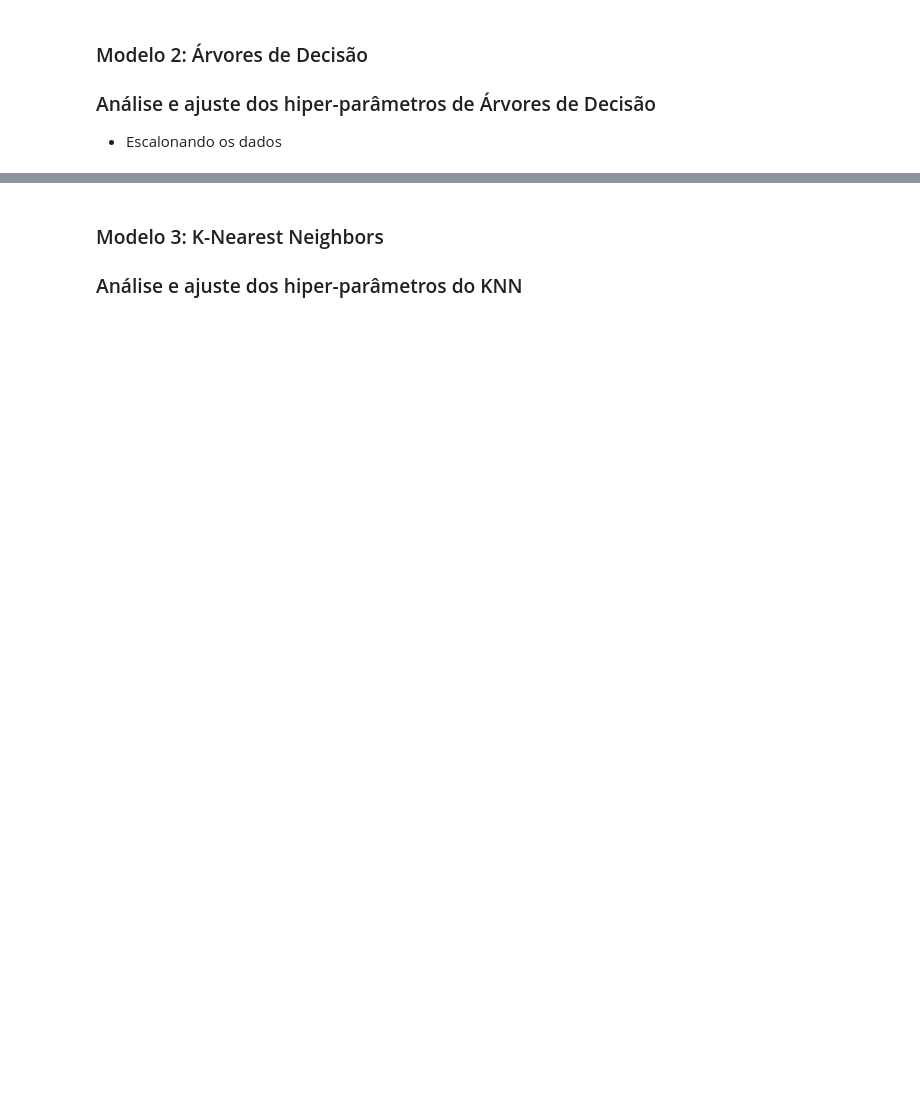
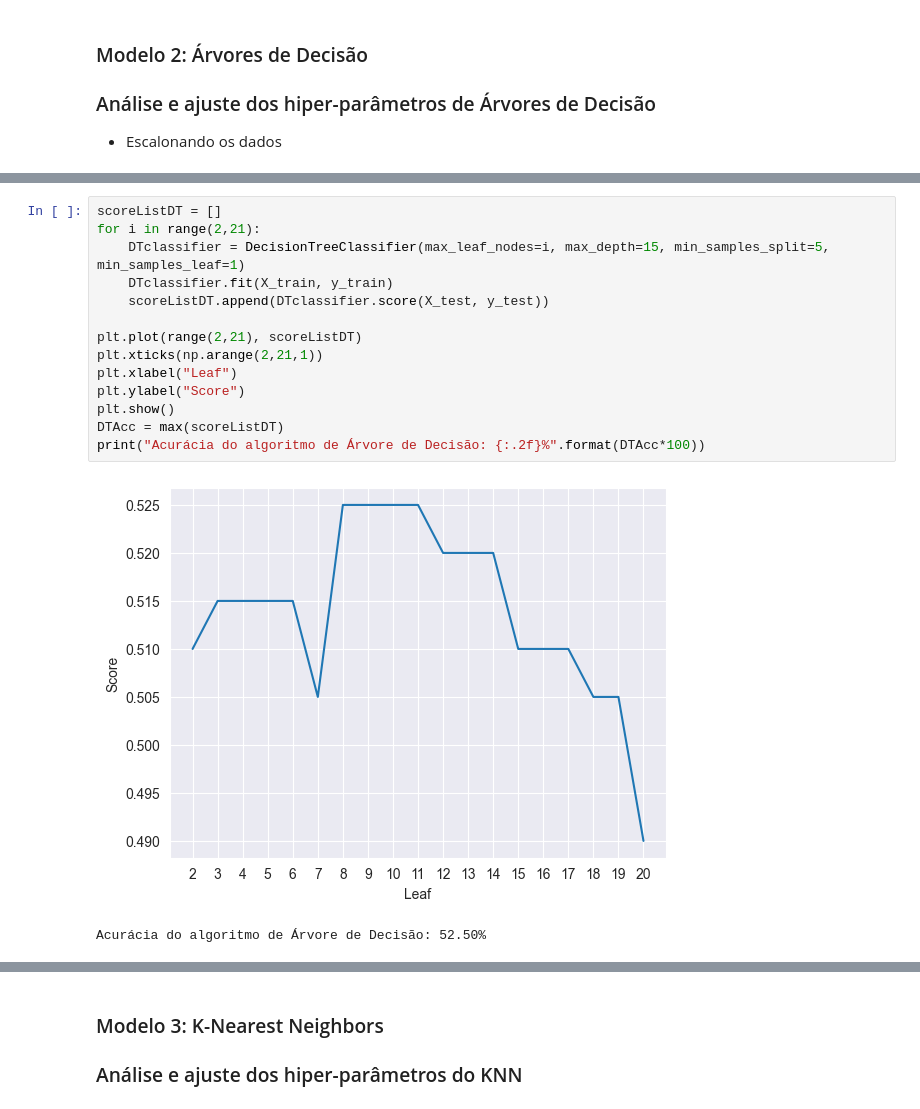
Before and after one commit to laiszig/machine_learning_sandbox, a Jupyter notebook: machine-learning/pucrs/ML-Project_2/org/naufragio-subterraneo-projeto2.ipynb, the cells around one changed output, grey strips where cells are left out. Cells and saved outputs as stored; diff of their text form; blank space fills up the shorter version.

```diff
--- a/machine-learning/pucrs/ML-Project_2/org/naufragio-subterraneo-projeto2.ipynb
+++ b/machine-learning/pucrs/ML-Project_2/org/naufragio-subterraneo-projeto2.ipynb
@@ -303,0 +351,17 @@ Melhores parâmetros: {'max_depth': 5, 'min_samples_leaf': 10, 'min_samples_spli
+# %%
+scoreListDT = []
+for i in range(2,21):
+    DTclassifier = DecisionTreeClassifier(max_leaf_nodes=i, max_depth=15, min_samples_split=5, min_samples_leaf=1)
+    DTclassifier.fit(X_train, y_train)
+    scoreListDT.append(DTclassifier.score(X_test, y_test))
+
+plt.plot(range(2,21), scoreListDT)
+plt.xticks(np.arange(2,21,1))
+plt.xlabel("Leaf")
+plt.ylabel("Score")
+plt.show()
+DTAcc = max(scoreListDT)
+print("Acurácia do algoritmo de Árvore de Decisão: {:.2f}%".format(DTAcc*100))
+# %% [output]
+[figure, added]
+Acurácia do algoritmo de Árvore de Decisão: 52.50%
```
Also changed, not shown: parts of 31 cells of this notebook, 15 other files.
